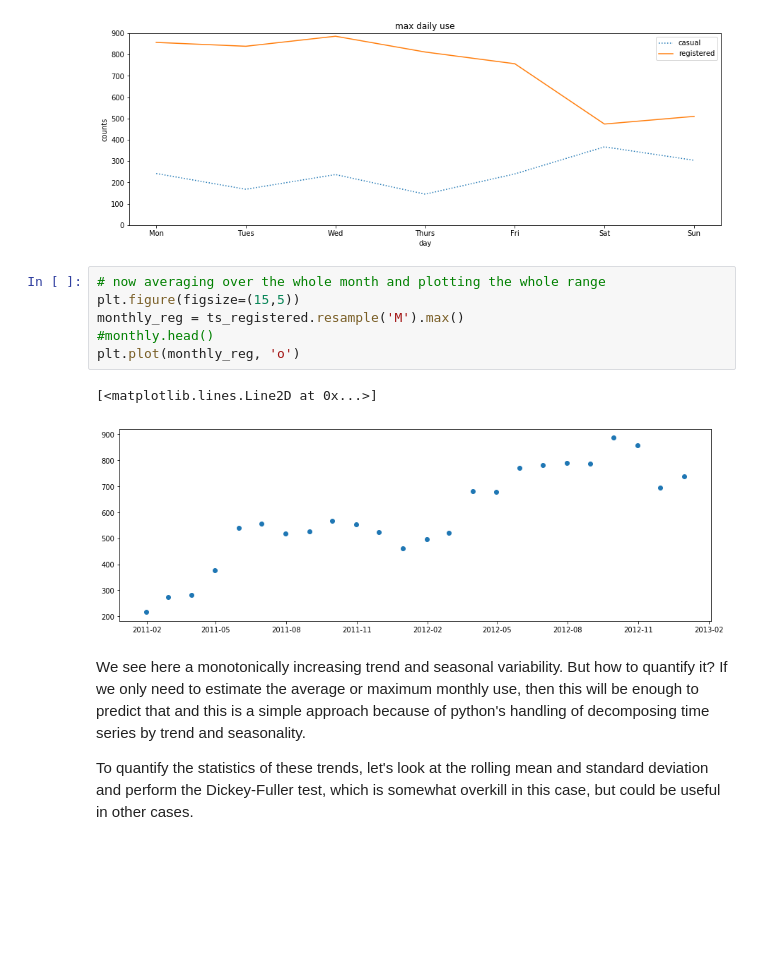
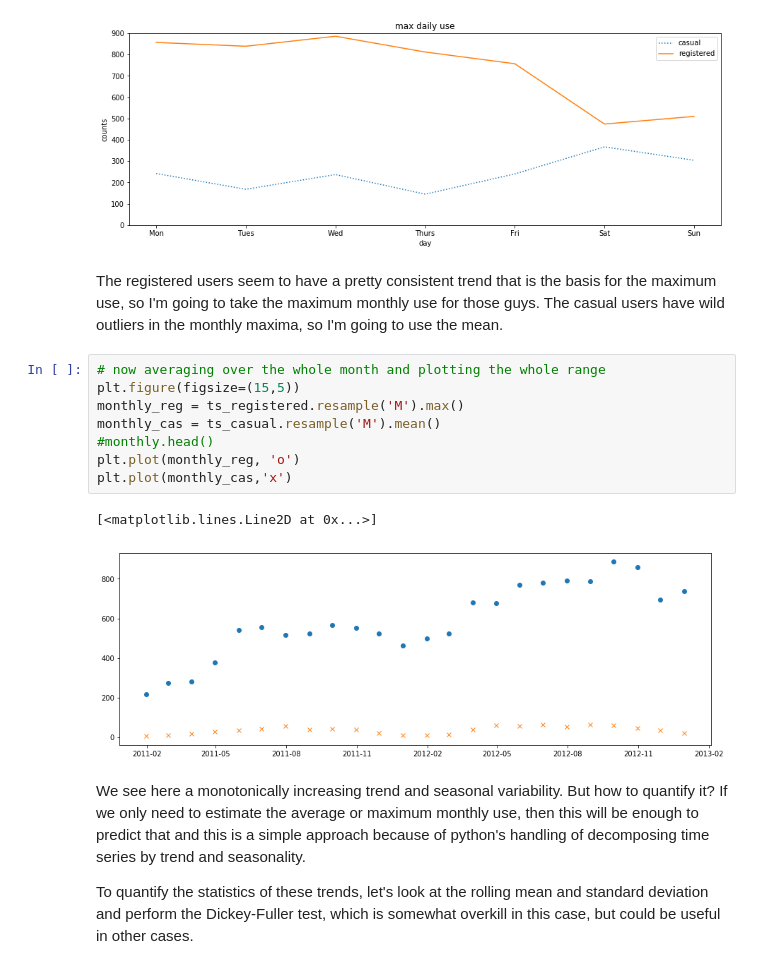
Before and after one commit to lindsaysmoore/KaggleBikeChallenge, a Jupyter notebook: Longitudinal_Bike_from_kaggle.ipynb, the cells around one changed output. Saved outputs shown, nothing was run; the diff lists cells and outputs as text; blank space fills up the shorter version.

```diff
--- a/Longitudinal Bike from kaggle.ipynb
+++ b/Longitudinal_Bike_from_kaggle.ipynb
@@ -236,15 +236,19 @@ plt.legend(loc='best')
 # %% [output]
 <matplotlib.legend.Legend at 0x...>
 [figure]
+# %% [markdown]
+The registered users seem to have a pretty consistent trend that is the basis for the maximum use, so I'm going to take the maximum monthly use for those guys. The casual users have wild outliers in the monthly maxima, so I'm going to use the mean.
 # %%
 # now averaging over the whole month and plotting the whole range
 plt.figure(figsize=(15,5))
 monthly_reg = ts_registered.resample('M').max()
+monthly_cas = ts_casual.resample('M').mean()
 #monthly.head()
 plt.plot(monthly_reg, 'o')
+plt.plot(monthly_cas,'x')
 # %% [output]
 [<matplotlib.lines.Line2D at 0x...>]
-[figure, old version]
+[figure, new version]
 # %% [markdown]
 We see here a monotonically increasing trend and seasonal variability. But how to quantify it? If we only need to estimate the average or maximum monthly use, then this will be enough to predict that and this is a simple approach because of python's handling of decomposing time series by trend and seasonality.
 
```
Also changed, not shown: parts of 18 cells of this notebook, 5 other files.
